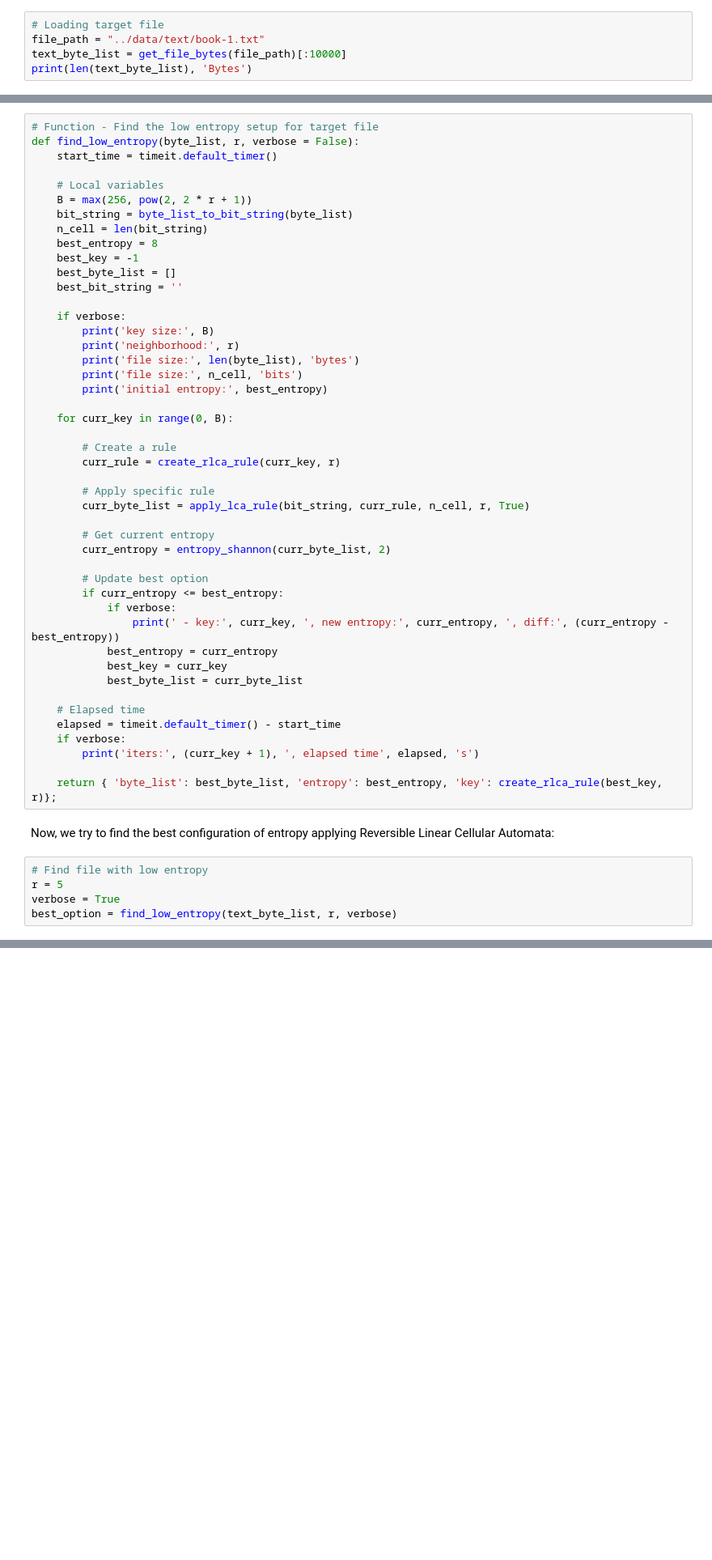
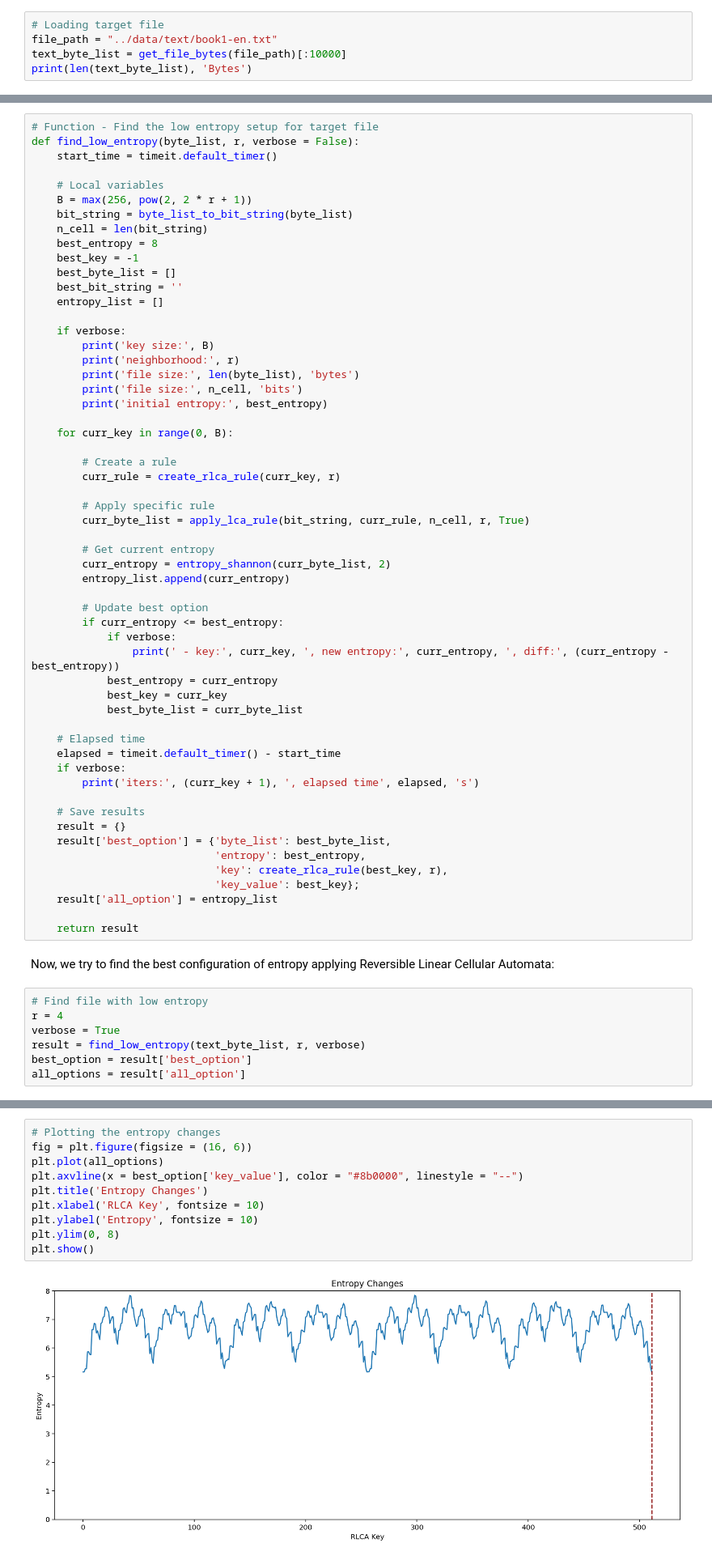
Before and after one commit to ansegura7/DataCompression, a Jupyter notebook: code/CompressionAndEntropy.ipynb, the cells around one changed output, grey strips where cells are left out. Shown at 81% size. Cells and saved outputs as stored; diff of their text form; blank space fills up the shorter version.

Commit message:
Update Compression and Entropy
A chart with the Entropy Changes was added.

```diff
--- a/code/CompressionAndEntropy.ipynb
+++ b/code/CompressionAndEntropy.ipynb
@@ -98,7 +100,7 @@ def entropy_shannon(symbols, base=None):
     return entropy(counts, base=base)
 # %%
 # Loading target file
-file_path = "../data/text/book-1.txt"
+file_path = "../data/text/book1-en.txt"
 text_byte_list = get_file_bytes(file_path)[:10000]
 print(len(text_byte_list), 'Bytes')
 # %% [output]
@@ -310,6 +312,7 @@ def find_low_entropy(byte_list, r, verbose = False):
     best_key = -1
     best_byte_list = []
     best_bit_string = ''
+    entropy_list = []
 
     if verbose:
         print('key size:', B)
@@ -328,6 +331,7 @@ def find_low_entropy(byte_list, r, verbose = False):
 
         # Get current entropy
         curr_entropy = entropy_shannon(curr_byte_list, 2)
+        entropy_list.append(curr_entropy)
 
         # Update best option
         if curr_entropy <= best_entropy:
@@ -342,12 +346,22 @@ def find_low_entropy(byte_list, r, verbose = False):
     if verbose:
         print('iters:', (curr_key + 1), ', elapsed time', elapsed, 's')
 
-    return { 'byte_list': best_byte_list, 'entropy': best_entropy, 'key': create_rlca_rule(best_key, r)};
+    # Save results
+    result = {}
+    result['best_option'] = {'byte_list': best_byte_list,
+                             'entropy': best_entropy,
+                             'key': create_rlca_rule(best_key, r),
+                             'key_value': best_key};
+    result['all_option'] = entropy_list
+
+    return result
 # %% [markdown]
 Now, we try to find the best configuration of entropy applying Reversible Linear Cellular Automata:
 # %%
 # Find file with low entropy
-r = 5
+r = 4
 verbose = True
-best_option = find_low_entropy(text_byte_list, r, verbose)
+result = find_low_entropy(text_byte_list, r, verbose)
+best_option = result['best_option']
+all_options = result['all_option']
 # %% [output]
@@ -370,3 +381,15 @@ best_option['entropy'], best_option['key']
+# %%
+# Plotting the entropy changes
+fig = plt.figure(figsize = (16, 6))
+plt.plot(all_options)
+plt.axvline(x = best_option['key_value'], color = "#8b0000", linestyle = "--")
+plt.title('Entropy Changes')
+plt.xlabel('RLCA Key', fontsize = 10)
+plt.ylabel('Entropy', fontsize = 10)
+plt.ylim(0, 8)
+plt.show()
+# %% [output]
+[figure, added]
 # %%
 # Save best byte list
 best_byte_list = best_option['byte_list']
```
Also changed, not shown: parts of 6 cells of this notebook, 1 other file.
